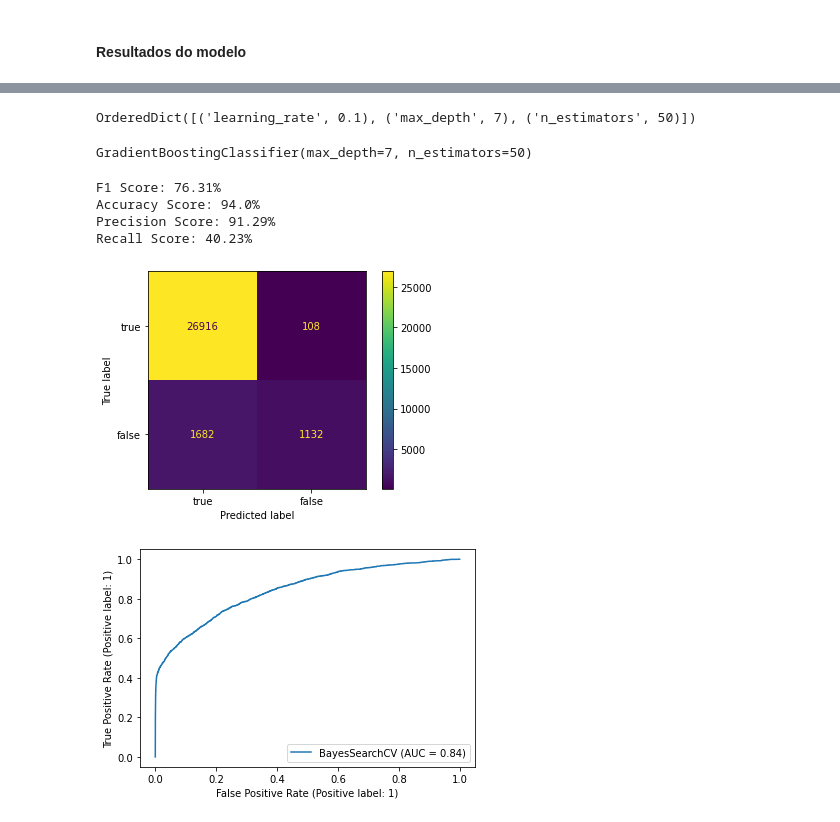
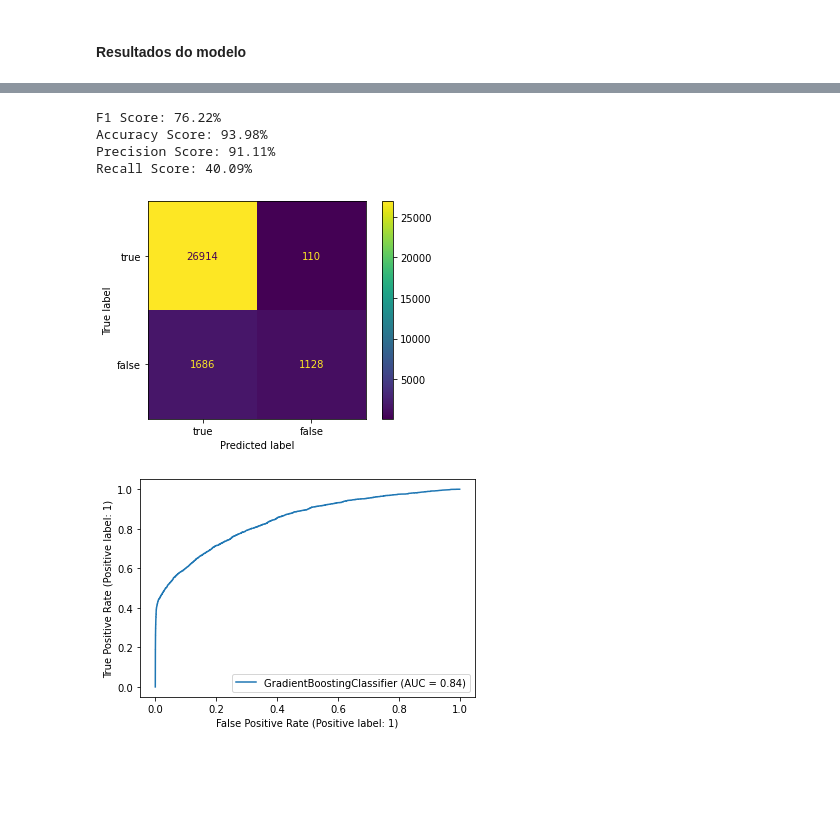
Before and after one commit to felipesilvaibi/predicao_churn, a Jupyter notebook: notebooks/analise_rep_oficial.ipynb, the cells around one changed output, grey strips where cells are left out. Cells and saved outputs as stored; diff of their text form; code cells hidden in the pictures; blank space fills up the shorter version.

Commit message:
feat: Finalização da implementação do modelo

```diff
--- a/notebooks/analise_rep_oficial.ipynb
+++ b/notebooks/analise_rep_oficial.ipynb
@@ -892,7 +891,7 @@ Scaler = MinMaxScaler()
 
 dfNumerical = df.select_dtypes(include=np.number).drop(['churn'], axis = 1)
 model = Scaler.fit(dfNumerical)
-dfNumerical = pd.DataFrame(model.transform(dfNumerical), columns=dfNumerical.columns)
+dfNumerical = pd.DataFrame(model.transform(dfNumerical), columns=dfNumerical.columns, index=dfNumerical.index)
 # %%
 dfNumerical.head()
 # %% [output]
@@ -924,3 +925,9 @@ X_train, X_test, y_train, y_test = train_test_split(df.drop(['churn'], axis=1),
+# %%
+X = df.drop(['churn'], axis=1)
+y = df['churn']
+
+X_train, X_test, y_train, y_test = train_test_split(X, y, test_size=0.2, random_state=1)
+X_train, X_val, y_train, y_val = train_test_split(X_train, y_train, test_size=0.25, random_state=1) # 0.25 x 0.8 = 0.2
 # %% [markdown]
 #### Execução do modelo
 # %%
@@ -1055,9 +1059,9 @@ resumo
 # %%
-parameters = {
-    "n_estimators": [5, 50, 250, 500],
-    "max_depth": [1, 3, 5, 7, 9],
-    "learning_rate": [0.01, 0.1, 1, 10]
-}
+# parameters = {
+#     "n_estimators": [5, 50, 250, 500],
+#     "max_depth": [1, 3, 5, 7, 9],
+#     "learning_rate": [0.01, 0.1, 1, 10]
+# }
 
-bayes_search = BayesSearchCV(modelGB, search_spaces=parameters, cv=3, n_jobs=-1, verbose=2)
-bayes_search.fit(X_train, y_train)
+# bayes_search = BayesSearchCV(modelGB, search_spaces=parameters, cv=3, n_jobs=-1, verbose=2)
+# bayes_search.fit(X_train, y_train)
@@ -1135,48 +1068,44 @@ BayesSearchCV(cv=3, estimator=GradientBoostingClassifier(), n_jobs=-1,
 # %%
-bayes_search.best_params_
-# Results: OrderedDict([('learning_rate', 0.1), ('max_depth', 7), ('n_estimators', 50)])
+# bayes_search.best_estimator_
+# Results: GradientBoostingClassifier(max_depth=7, n_estimators=50)
-# %% [output]
-OrderedDict([('learning_rate', 0.1), ('max_depth', 7), ('n_estimators', 50)])
-# %%
-bayes_search.best_estimator_
-# Results: GradientBoostingClassifier(max_depth=7, n_estimators=50)
-# %% [output]
-GradientBoostingClassifier(max_depth=7, n_estimators=50)
 # %%
-y_pred = bayes_search.predict(X_test)
+modelGB = GradientBoostingClassifier(max_depth=7, n_estimators=50)
+modelGB.fit(X_train, y_train)
+
+y_pred = modelGB.predict(X_test)
 
 f1 = round(f1_score(y_test, y_pred, average='macro')*100, 2)
 accuracy = round(accuracy_score(y_test, y_pred)*100, 2)
 precision = round(precision_score(y_test, y_pred)*100, 2)
 recall = round(recall_score(y_test, y_pred)*100, 2)
 
 
 print(f"F1 Score: {f1}%")
 print(f"Accuracy Score: {accuracy}%")
 print(f"Precision Score: {precision}%")
 print(f"Recall Score: {recall}%")
 
 metricas = {}
 metricas["GradientBoosting"] = {
     "accuracy": accuracy,
     "precision": precision,
     "recall": recall,
     "f1": f1
 }
 
-plot_confusion_matrix(bayes_search, X_test, y_test, display_labels=[
+plot_confusion_matrix(modelGB, X_test, y_test, display_labels=[
                       "true", "false"], values_format="d")
 
 plt.grid(False)
 plt.show()
 
-plot_roc_curve(bayes_search, X_test, y_test)
+plot_roc_curve(modelGB, X_test, y_test)
 plt.show()
 # %% [output]
-F1 Score: 76.31%
-Accuracy Score: 94.0%
-Precision Score: 91.29%
-Recall Score: 40.23%
+F1 Score: 76.22%
+Accuracy Score: 93.98%
+Precision Score: 91.11%
+Recall Score: 40.09%
 [figure]
-[figure, old version]
+[figure, new version]
 # %%
```
Also changed, not shown: parts of 52 cells of this notebook.
